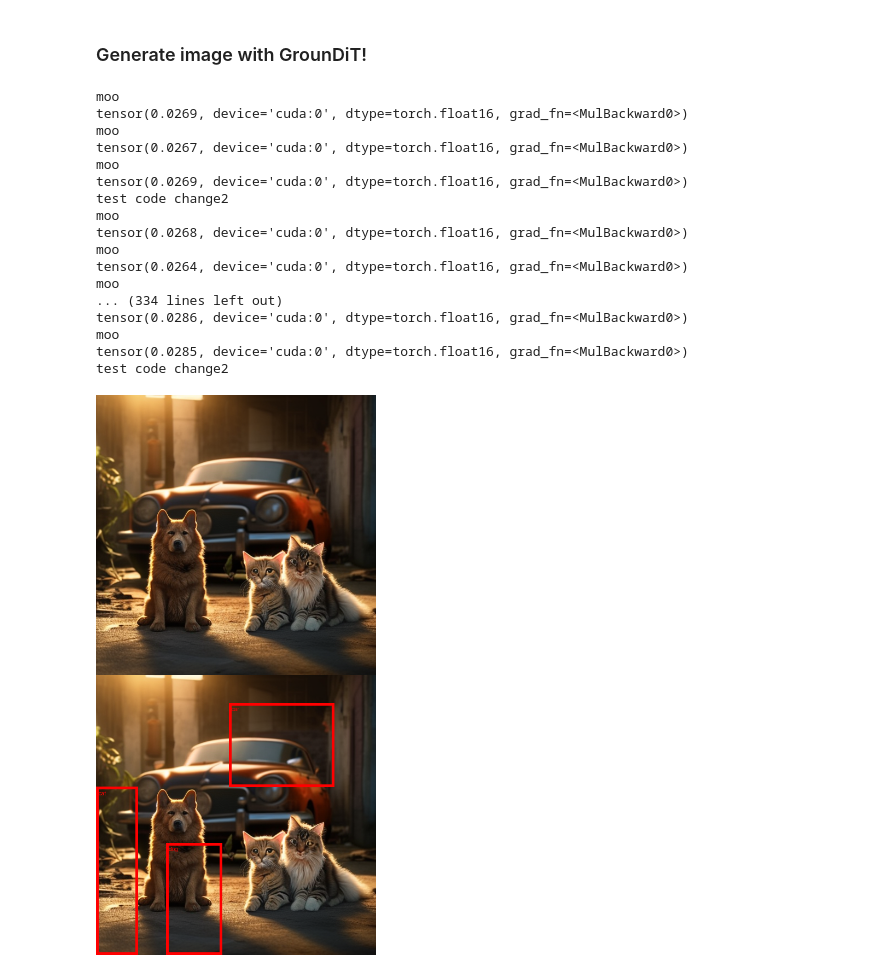
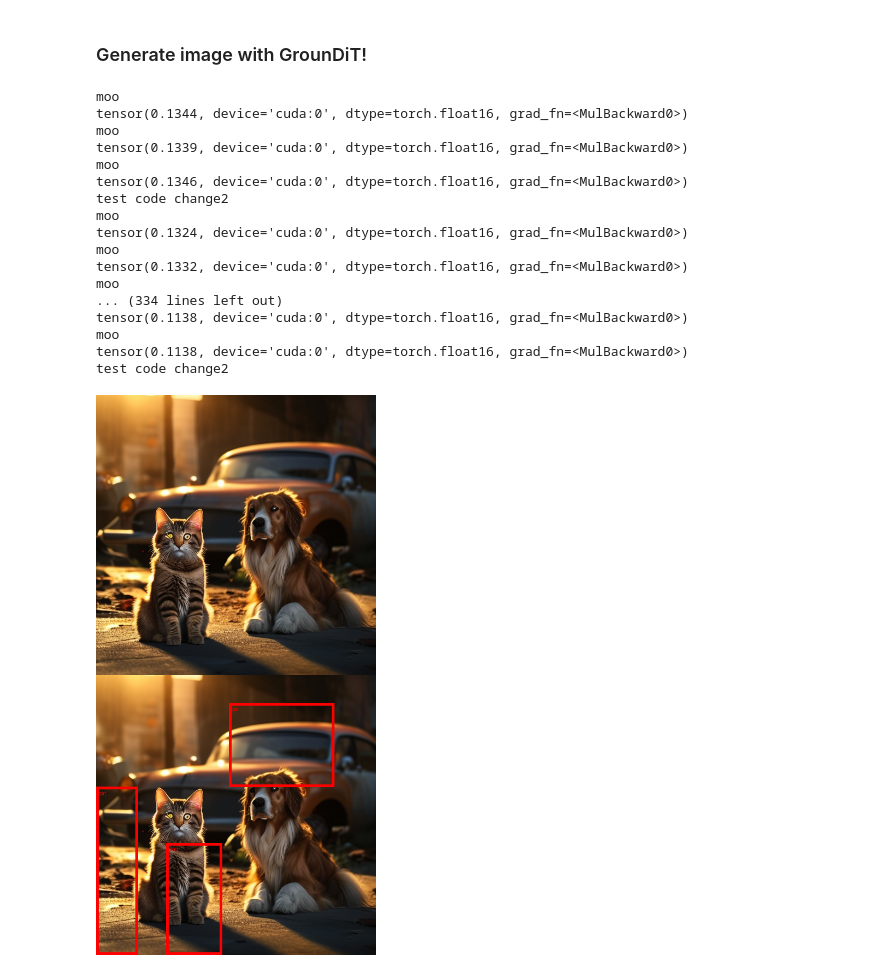
Before and after one commit to Rezaei-Parham/Artificial-Intelligence-CE417, a Jupyter notebook: groundit_demo.ipynb, the cells around one changed output. Saved outputs shown, nothing was run; the diff lists cells and outputs as text; code cells hidden in the pictures.

```diff
--- a/groundit_demo.ipynb
+++ b/groundit_demo.ipynb
@@ -155,38 +155,42 @@ image = pipe(
     bbox_list=bbox_list,
     phrases=phrases,
     phrases_idx=phrases_idx,
     # Local Update Config
+    loss_scale =10,
+      loss_threshold = 0.00001,
+      gradient_weight = 3.0,
+      global_update_max_iter_per_step = 3,
     object_image_latents_list=object_image_latents_list,
     object_image_hw_in_pixel_space=object_image_hw_in_pixel_space,
     all_bbox_coord_in_latent_space=all_bbox_coord_in_latent_space
 )[0][0]
 
 # Save the generated samples
 image_with_bbox = image.copy()
 draw_box(
     image_with_bbox, bbox_list, ";".join(phrases),
     original_height, original_width
 )
 
 # Concat
 concat_image = image_grid([image, image_with_bbox], 2, 1)
 concat_image
 # %% [output]
 moo
-tensor(0.0269, device='cuda:0', dtype=torch.float16, grad_fn=<MulBackward0>)
+tensor(0.1344, device='cuda:0', dtype=torch.float16, grad_fn=<MulBackward0>)
 moo
-tensor(0.0267, device='cuda:0', dtype=torch.float16, grad_fn=<MulBackward0>)
+tensor(0.1339, device='cuda:0', dtype=torch.float16, grad_fn=<MulBackward0>)
 moo
-tensor(0.0269, device='cuda:0', dtype=torch.float16, grad_fn=<MulBackward0>)
+tensor(0.1346, device='cuda:0', dtype=torch.float16, grad_fn=<MulBackward0>)
 test code change2
 moo
-tensor(0.0268, device='cuda:0', dtype=torch.float16, grad_fn=<MulBackward0>)
+tensor(0.1324, device='cuda:0', dtype=torch.float16, grad_fn=<MulBackward0>)
 moo
-tensor(0.0264, device='cuda:0', dtype=torch.float16, grad_fn=<MulBackward0>)
+tensor(0.1332, device='cuda:0', dtype=torch.float16, grad_fn=<MulBackward0>)
 moo
 ... (334 lines left out)
-tensor(0.0286, device='cuda:0', dtype=torch.float16, grad_fn=<MulBackward0>)
+tensor(0.1138, device='cuda:0', dtype=torch.float16, grad_fn=<MulBackward0>)
 moo
-tensor(0.0285, device='cuda:0', dtype=torch.float16, grad_fn=<MulBackward0>)
+tensor(0.1138, device='cuda:0', dtype=torch.float16, grad_fn=<MulBackward0>)
 test code change2
-[figure, old version]
+[figure, new version]
```
